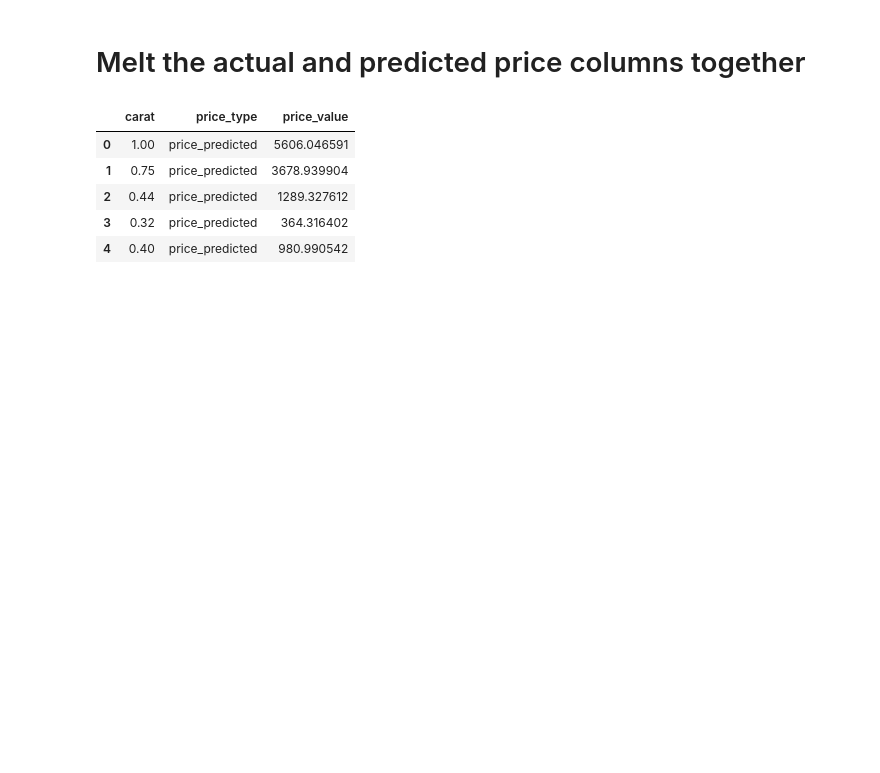
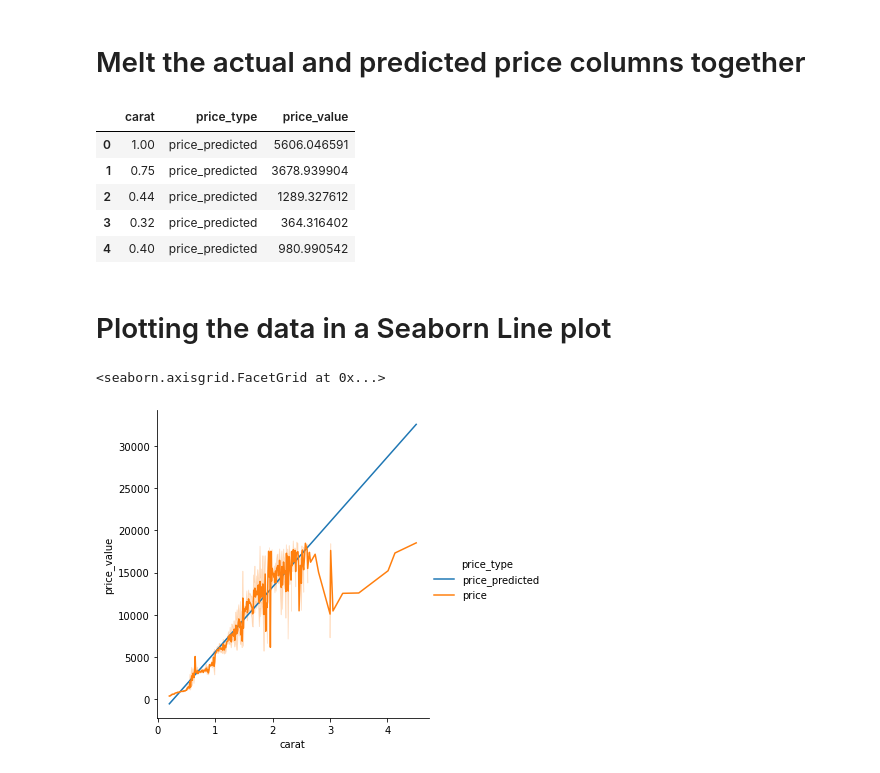
Before and after one commit to TJ-Mothokho/Simple-Linear-Regression, a Jupyter notebook: diamonds.ipynb, the cells around one changed output. Drawn from its saved outputs; the diff is of its cells as text; code cells hidden in the pictures; blank space fills up the shorter version.

Commit message:
Plotted the data in a Seaborn Line plot

```diff
--- a/diamonds.ipynb
+++ b/diamonds.ipynb
@@ -94,3 +94,10 @@ melted.head()
 | 2 | 0.44 | price_predicted | 1289.327612 |
 | 3 | 0.32 | price_predicted | 364.316402 |
 | 4 | 0.40 | price_predicted | 980.990542 |
+# %% [markdown]
+# Plotting the data in a Seaborn Line plot
+# %%
+sns.relplot(data=melted, kind='line', x='carat', y='price_value', hue='price_type')
+# %% [output]
+<seaborn.axisgrid.FacetGrid at 0x...>
+[figure, added]
```
